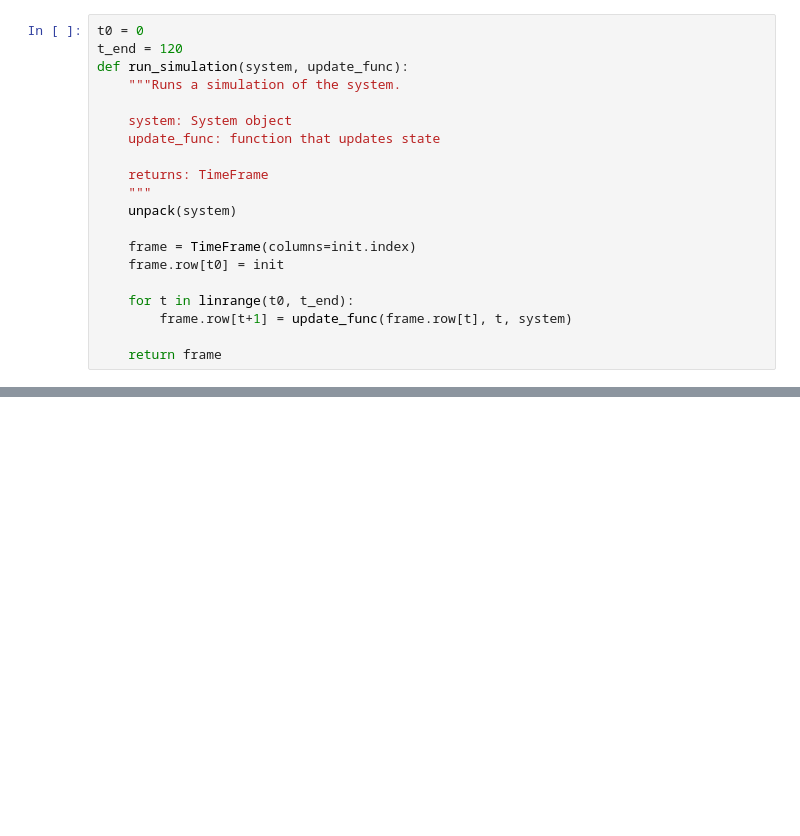
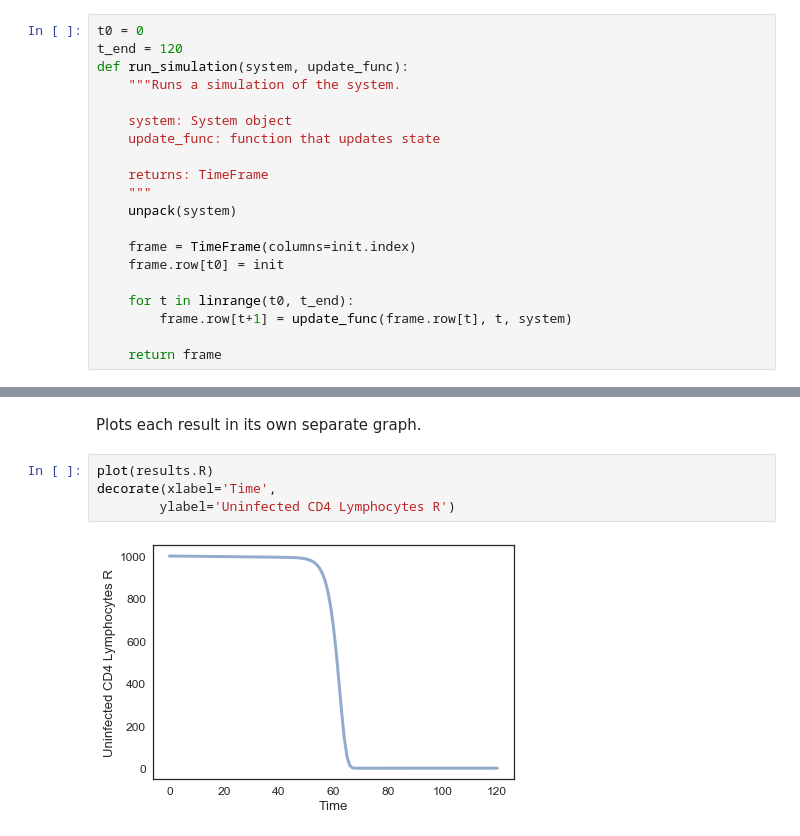
Before and after one commit to Audrey-Lee88/ModSimPy, a Jupyter notebook: code/hiv_model_Audrey.ipynb, the cells around one changed output, grey strips where cells are left out. Cells and saved outputs as stored; diff of their text form; blank space fills up the shorter version.

```diff
--- a/code/hiv_model_Audrey.ipynb
+++ b/code/hiv_model_Audrey.ipynb
@@ -121,0 +110,8 @@ plot_results(results.R, results.L, results.E, results.V)
+# %% [markdown]
+Plots each result in its own separate graph.
+# %%
+plot(results.R)
+decorate(xlabel='Time',
+        ylabel='Uninfected CD4 Lymphocytes R')
+# %% [output]
+[figure, added]
```
Also changed, not shown: parts of 11 cells of this notebook.
